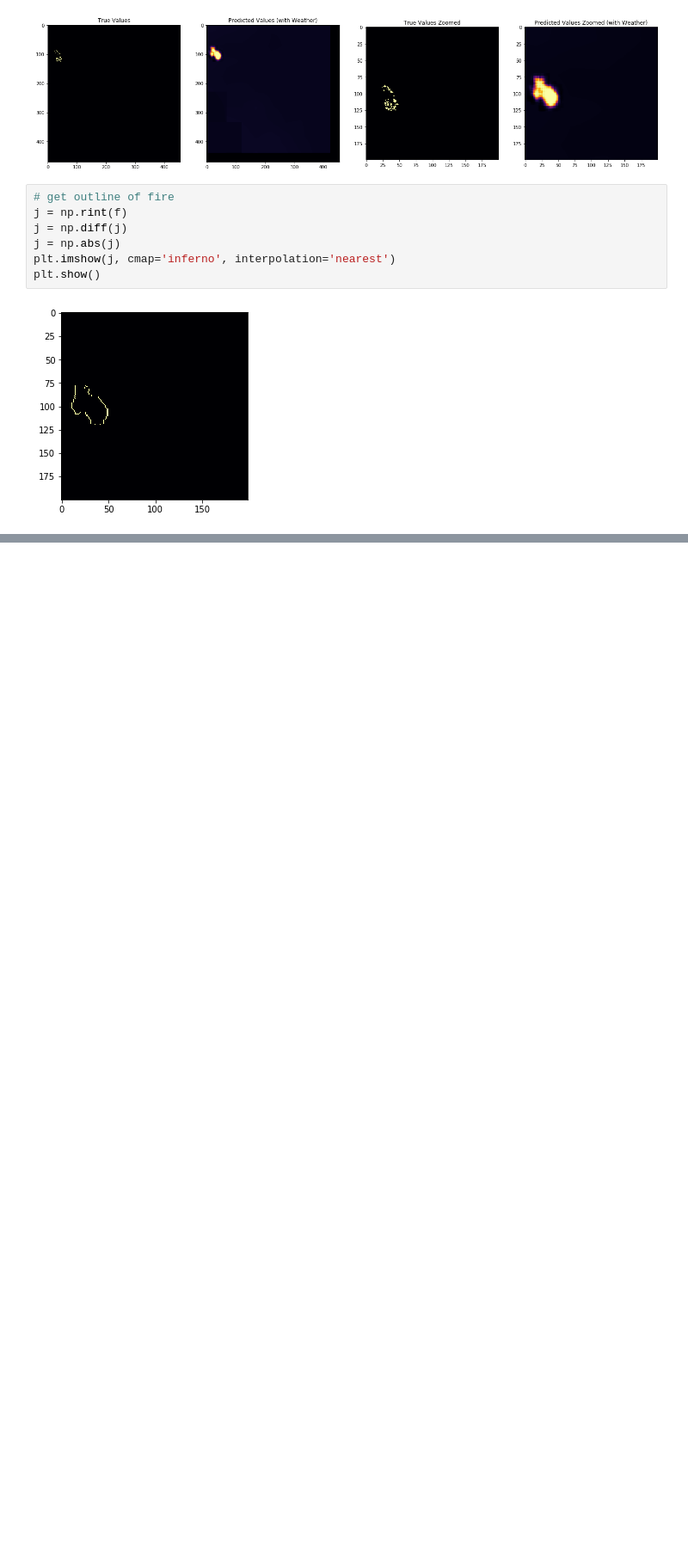
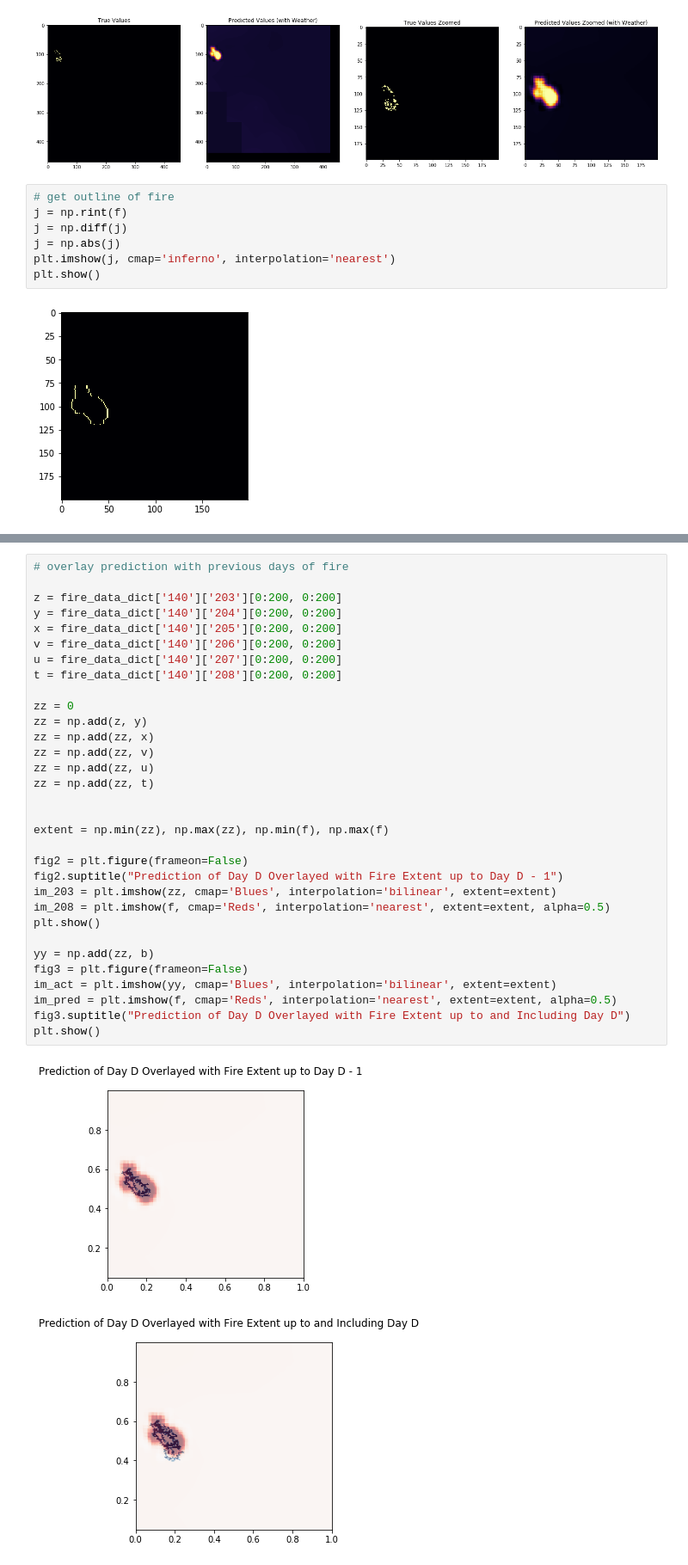
Before and after one commit to lchutny/wildfireplus, a Jupyter notebook: CNN_v3.ipynb, the cells around one changed output, grey strips where cells are left out. Shown at 86% size. Cells and saved outputs as stored; diff of their text form; blank space fills up the shorter version.

Commit message:
+ some data viz

```diff
--- a/CNN_v3.ipynb
+++ b/CNN_v3.ipynb
@@ -863,0 +878,35 @@ plt.show()
+# %%
+# overlay prediction with previous days of fire
+
+z = fire_data_dict['140']['203'][0:200, 0:200]
+y = fire_data_dict['140']['204'][0:200, 0:200]
+x = fire_data_dict['140']['205'][0:200, 0:200]
+v = fire_data_dict['140']['206'][0:200, 0:200]
+u = fire_data_dict['140']['207'][0:200, 0:200]
+t = fire_data_dict['140']['208'][0:200, 0:200]
+
+zz = 0
+zz = np.add(z, y)
+zz = np.add(zz, x)
+zz = np.add(zz, v)
+zz = np.add(zz, u)
+zz = np.add(zz, t)
+
+
+extent = np.min(zz), np.max(zz), np.min(f), np.max(f)
+
+fig2 = plt.figure(frameon=False)
+fig2.suptitle("Prediction of Day D Overlayed with Fire Extent up to Day D - 1")
+im_203 = plt.imshow(zz, cmap='Blues', interpolation='bilinear', extent=extent)
+im_208 = plt.imshow(f, cmap='Reds', interpolation='nearest', extent=extent, alpha=0.5)
+plt.show()
+
+yy = np.add(zz, b)
+fig3 = plt.figure(frameon=False)
+im_act = plt.imshow(yy, cmap='Blues', interpolation='bilinear', extent=extent)
+im_pred = plt.imshow(f, cmap='Reds', interpolation='nearest', extent=extent, alpha=0.5)
+fig3.suptitle("Prediction of Day D Overlayed with Fire Extent up to and Including Day D")
+plt.show()
+# %% [output]
+[figure, added]
+[figure, added]
```
Also changed, not shown: parts of 11 cells of this notebook.
